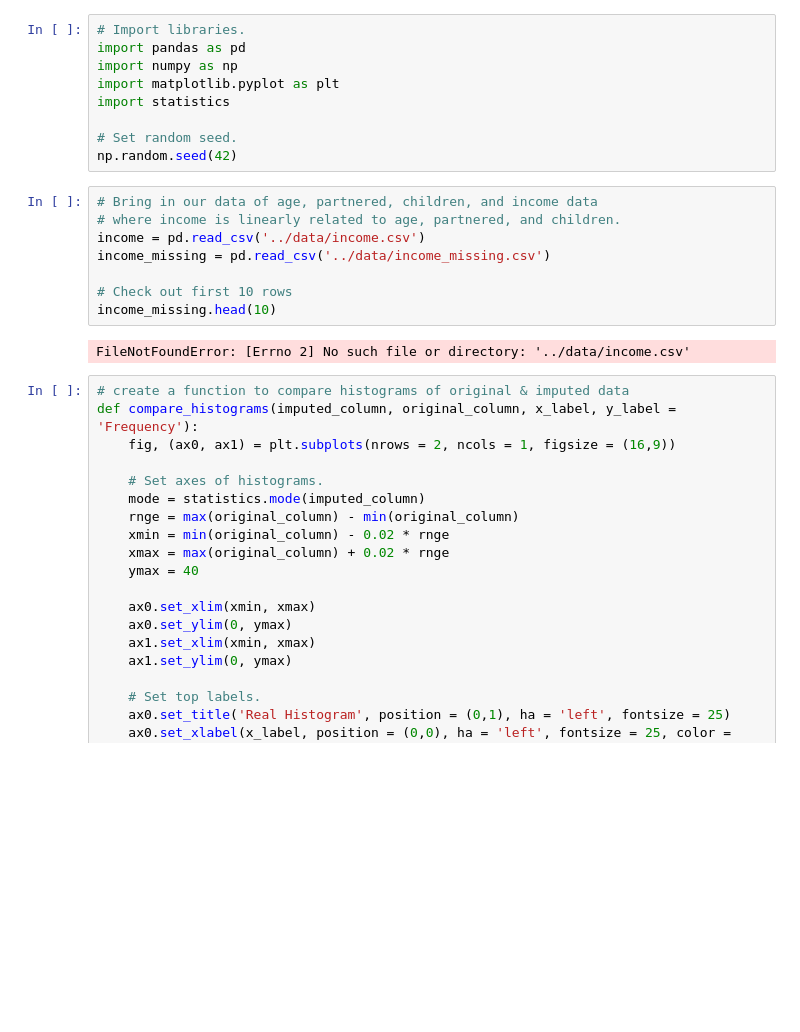
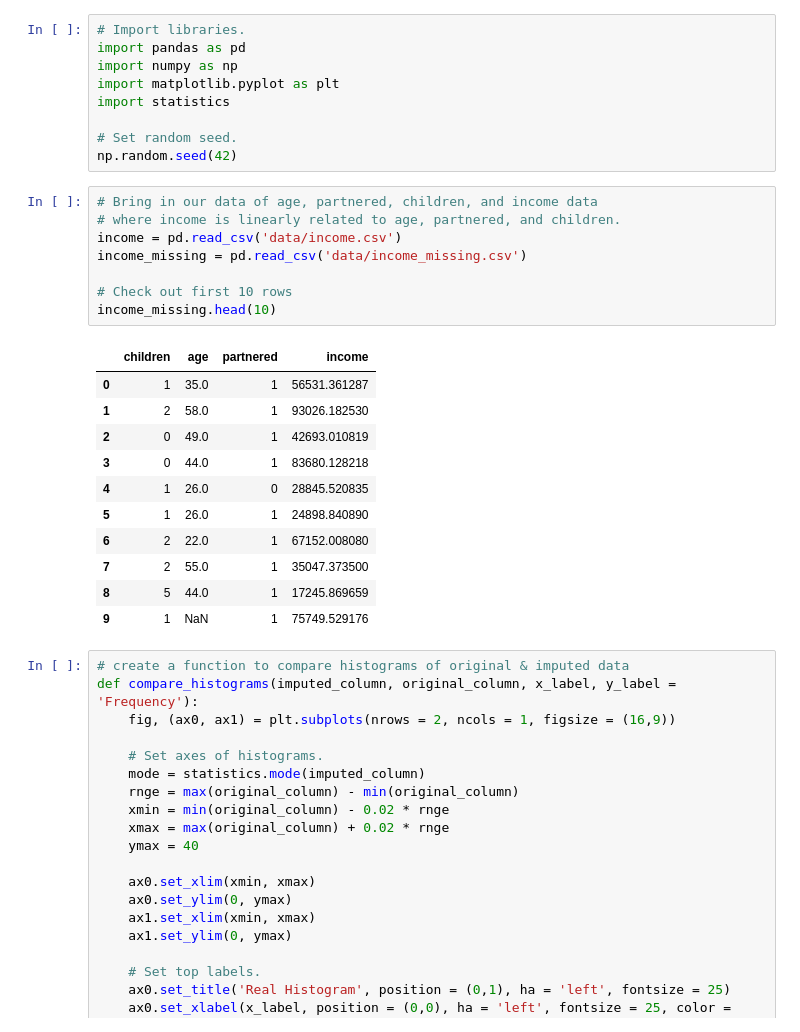
Before and after one commit to msamhz/GA-Lessons, a Jupyter notebook: 3.08-lesson-missing-data/starter-code.ipynb, the cells around one changed output. Saved outputs shown, nothing was run; the diff lists cells and outputs as text; blank space fills up the shorter version.

```diff
--- a/3.08-lesson-missing-data/starter-code.ipynb
+++ b/3.08-lesson-missing-data/starter-code.ipynb
@@ -23,13 +23,23 @@ np.random.seed(42)
 # %%
 # Bring in our data of age, partnered, children, and income data
 # where income is linearly related to age, partnered, and children.
-income = pd.read_csv('../data/income.csv')
-income_missing = pd.read_csv('../data/income_missing.csv')
+income = pd.read_csv('data/income.csv')
+income_missing = pd.read_csv('data/income_missing.csv')
 
 # Check out first 10 rows
 income_missing.head(10)
 # %% [output]
-FileNotFoundError: [Errno 2] No such file or directory: '../data/income.csv'
+|  | children | age | partnered | income |
+| 0 | 1 | 35.0 | 1 | 56531.361287 |
+| 1 | 2 | 58.0 | 1 | 93026.182530 |
+| 2 | 0 | 49.0 | 1 | 42693.010819 |
+| 3 | 0 | 44.0 | 1 | 83680.128218 |
+| 4 | 1 | 26.0 | 0 | 28845.520835 |
+| 5 | 1 | 26.0 | 1 | 24898.840890 |
+| 6 | 2 | 22.0 | 1 | 67152.008080 |
+| 7 | 2 | 55.0 | 1 | 35047.373500 |
+| 8 | 5 | 44.0 | 1 | 17245.869659 |
+| 9 | 1 | NaN | 1 | 75749.529176 |
 # %%
 # create a function to compare histograms of original & imputed data
 def compare_histograms(imputed_column, original_column, x_label, y_label = 'Frequency'):
```
Also changed, not shown: parts of 30 cells of this notebook, 1 other file.
